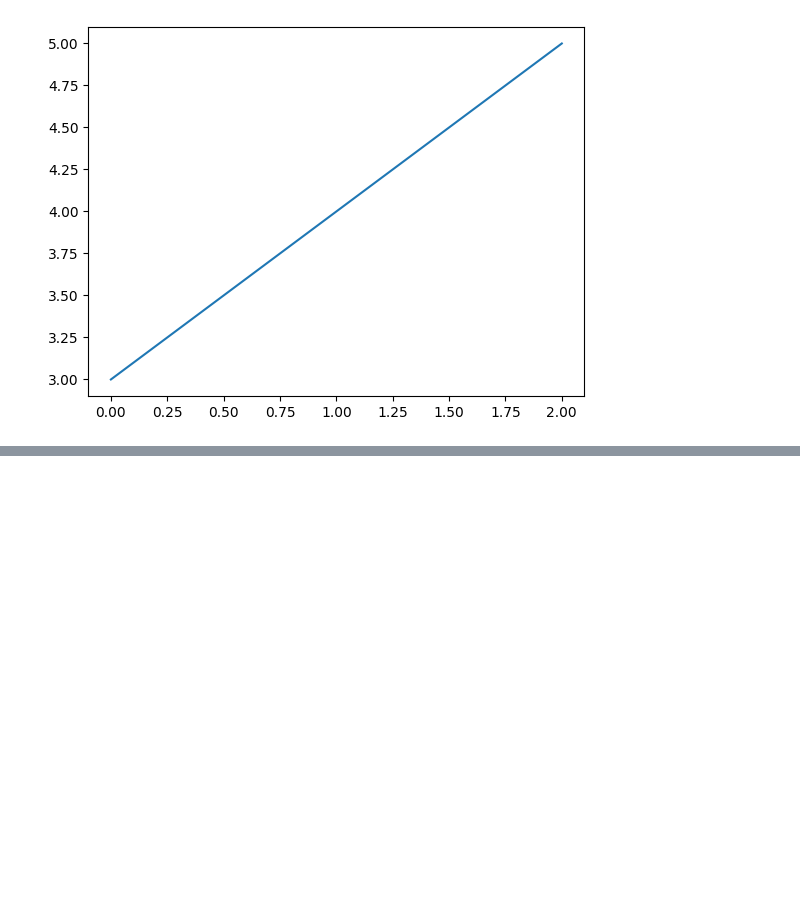
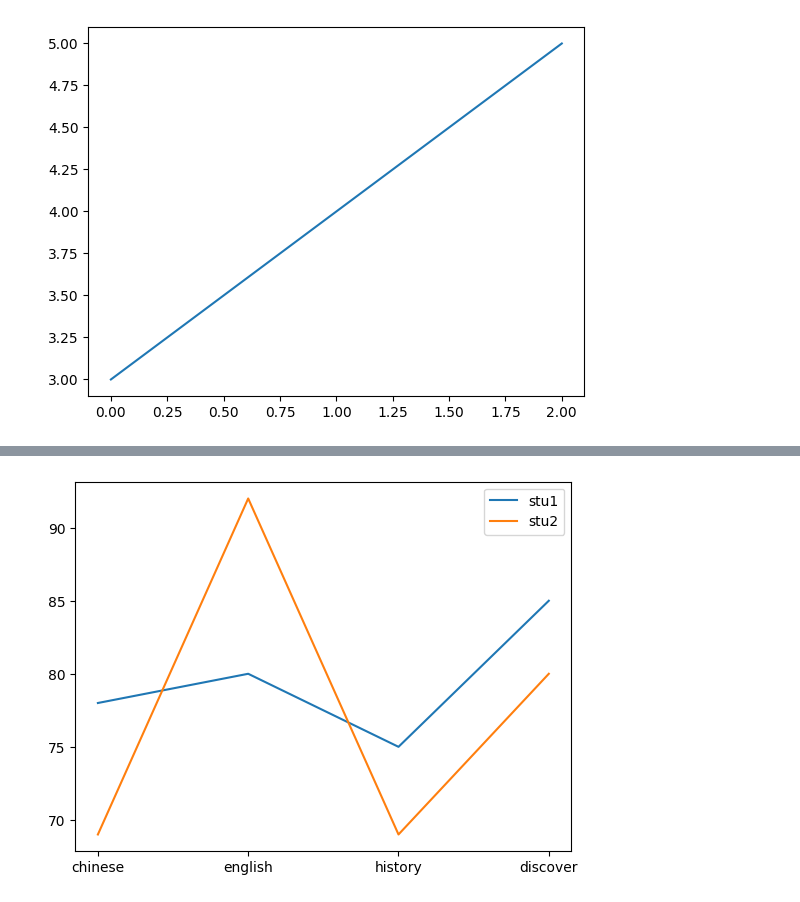
Before and after one commit to ginacarry/2024-02-AI-, a Jupyter notebook: lesson13/lesson13_1.ipynb, the cells around one changed output, grey strips where cells are left out. Cells and saved outputs as stored; diff of their text form; code cells hidden in the pictures; blank space fills up the shorter version.

```diff
--- a/lesson13/lesson13_1.ipynb
+++ b/lesson13/lesson13_1.ipynb
@@ -18,0 +45,17 @@ plt.show()
+# %%
+import matplotlib.pyplot as plt
+student1 = {'chinese':78, 'english': 80, 'history':75, 'discover': 85}
+student2 = {'chinese':69, 'english': 92, 'history':69, 'discover': 80}
+
+subjects = list(student1.keys())
+scores1 = list(student1.values())
+scores2 = list(student2.values())
+
+fig = plt.figure()
+axes = fig.add_subplot(1,1,1)
+axes.plot(subjects, scores1, label='stu1')
+axes.plot(subjects, scores2, label='stu2')
+axes.legend()
+plt.show()
+# %% [output]
+[figure, added]
```
Also changed, not shown: parts of 2 cells of this notebook.
